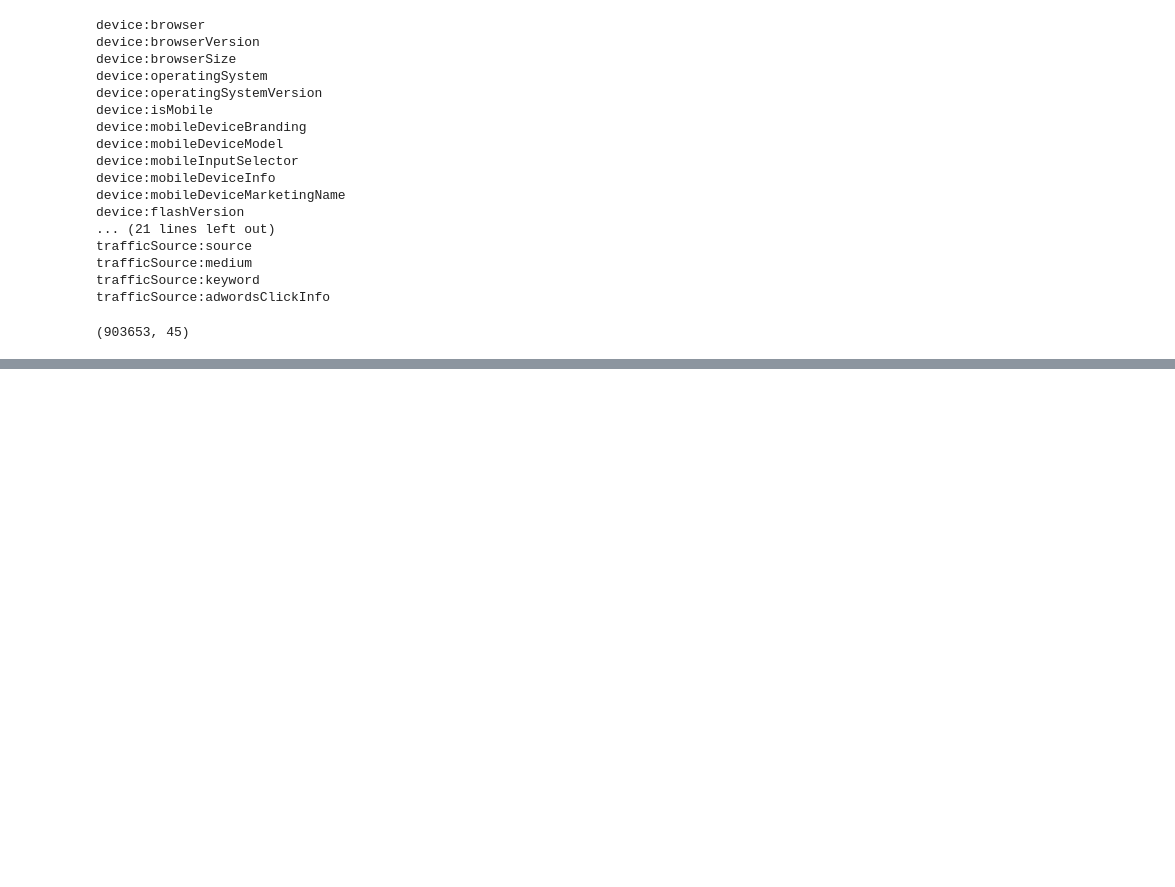
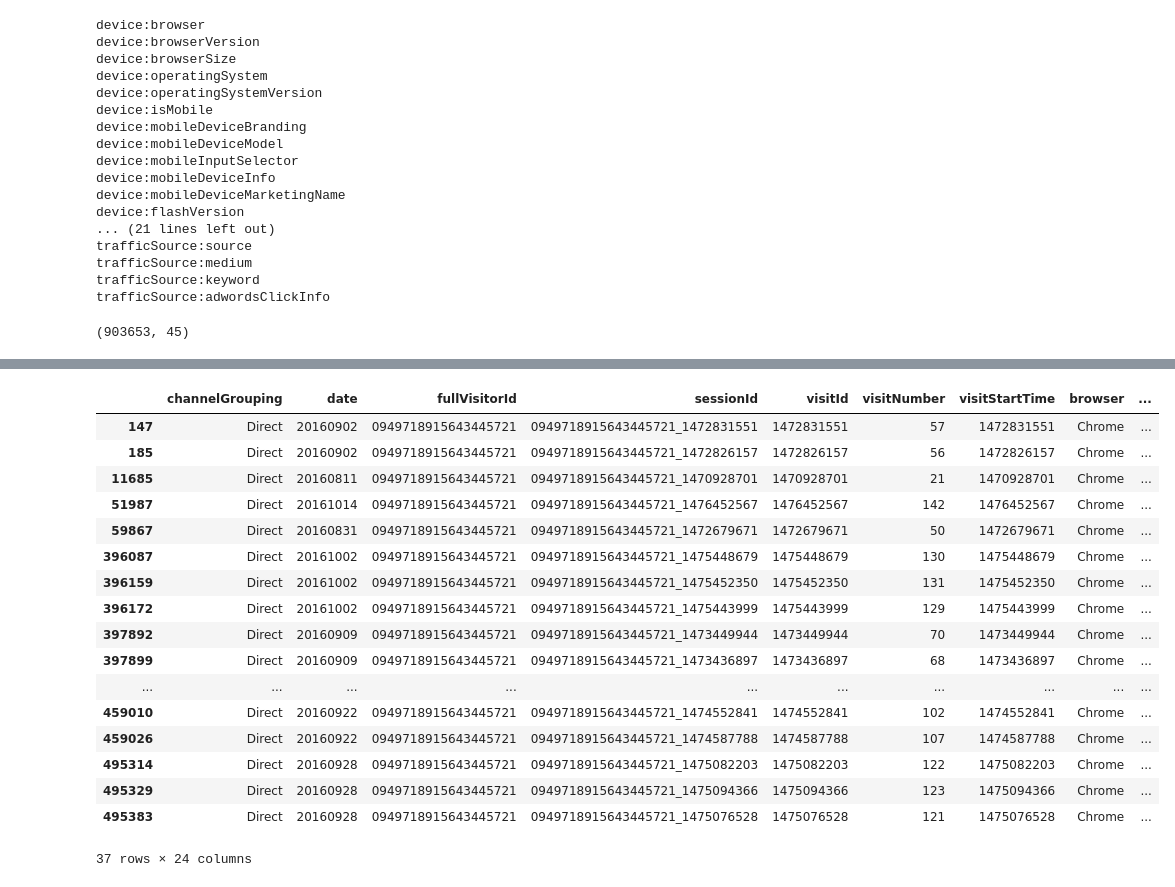
Before and after one commit to nguyenvanhanh99/DataScienceProjects, a Jupyter notebook: GoogleCustomerPrediction/GoogleAnalyticsCustomer.ipynb, the cells around one changed output, grey strips where cells are left out. Saved outputs shown, nothing was run; the diff lists cells and outputs as text; code cells hidden in the pictures; blank space fills up the shorter version.

```diff
--- a/GoogleCustomerPrediction/GoogleAnalyticsCustomer.ipynb
+++ b/GoogleCustomerPrediction/GoogleAnalyticsCustomer.ipynb
@@ -205,0 +378,21 @@ dataset = pd.read_pickle('dataset.pkl')
+# %%
+dataset[dataset.fullVisitorId=='0949718915643445721']
+# %% [output]
+|  | channelGrouping | date | fullVisitorId | sessionId | visitId | visitNumber | visitStartTime | browser | ... |
+| 147 | Direct | 20160902 | 0949718915643445721 | 0949718915643445721_1472831551 | 1472831551 | 57 | 1472831551 | Chrome | ... |
+| 185 | Direct | 20160902 | 0949718915643445721 | 0949718915643445721_1472826157 | 1472826157 | 56 | 1472826157 | Chrome | ... |
+| 11685 | Direct | 20160811 | 0949718915643445721 | 0949718915643445721_1470928701 | 1470928701 | 21 | 1470928701 | Chrome | ... |
+| 51987 | Direct | 20161014 | 0949718915643445721 | 0949718915643445721_1476452567 | 1476452567 | 142 | 1476452567 | Chrome | ... |
+| 59867 | Direct | 20160831 | 0949718915643445721 | 0949718915643445721_1472679671 | 1472679671 | 50 | 1472679671 | Chrome | ... |
+| 396087 | Direct | 20161002 | 0949718915643445721 | 0949718915643445721_1475448679 | 1475448679 | 130 | 1475448679 | Chrome | ... |
+| 396159 | Direct | 20161002 | 0949718915643445721 | 0949718915643445721_1475452350 | 1475452350 | 131 | 1475452350 | Chrome | ... |
+| 396172 | Direct | 20161002 | 0949718915643445721 | 0949718915643445721_1475443999 | 1475443999 | 129 | 1475443999 | Chrome | ... |
+| 397892 | Direct | 20160909 | 0949718915643445721 | 0949718915643445721_1473449944 | 1473449944 | 70 | 1473449944 | Chrome | ... |
+| 397899 | Direct | 20160909 | 0949718915643445721 | 0949718915643445721_1473436897 | 1473436897 | 68 | 1473436897 | Chrome | ... |
+| ... | ... | ... | ... | ... | ... | ... | ... | ... | ... |
+| 459010 | Direct | 20160922 | 0949718915643445721 | 0949718915643445721_1474552841 | 1474552841 | 102 | 1474552841 | Chrome | ... |
+| 459026 | Direct | 20160922 | 0949718915643445721 | 0949718915643445721_1474587788 | 1474587788 | 107 | 1474587788 | Chrome | ... |
+| 495314 | Direct | 20160928 | 0949718915643445721 | 0949718915643445721_1475082203 | 1475082203 | 122 | 1475082203 | Chrome | ... |
+| 495329 | Direct | 20160928 | 0949718915643445721 | 0949718915643445721_1475094366 | 1475094366 | 123 | 1475094366 | Chrome | ... |
+| 495383 | Direct | 20160928 | 0949718915643445721 | 0949718915643445721_1475076528 | 1475076528 | 121 | 1475076528 | Chrome | ... |
+37 rows × 24 columns
```
Also changed, not shown: parts of 15 cells of this notebook.
